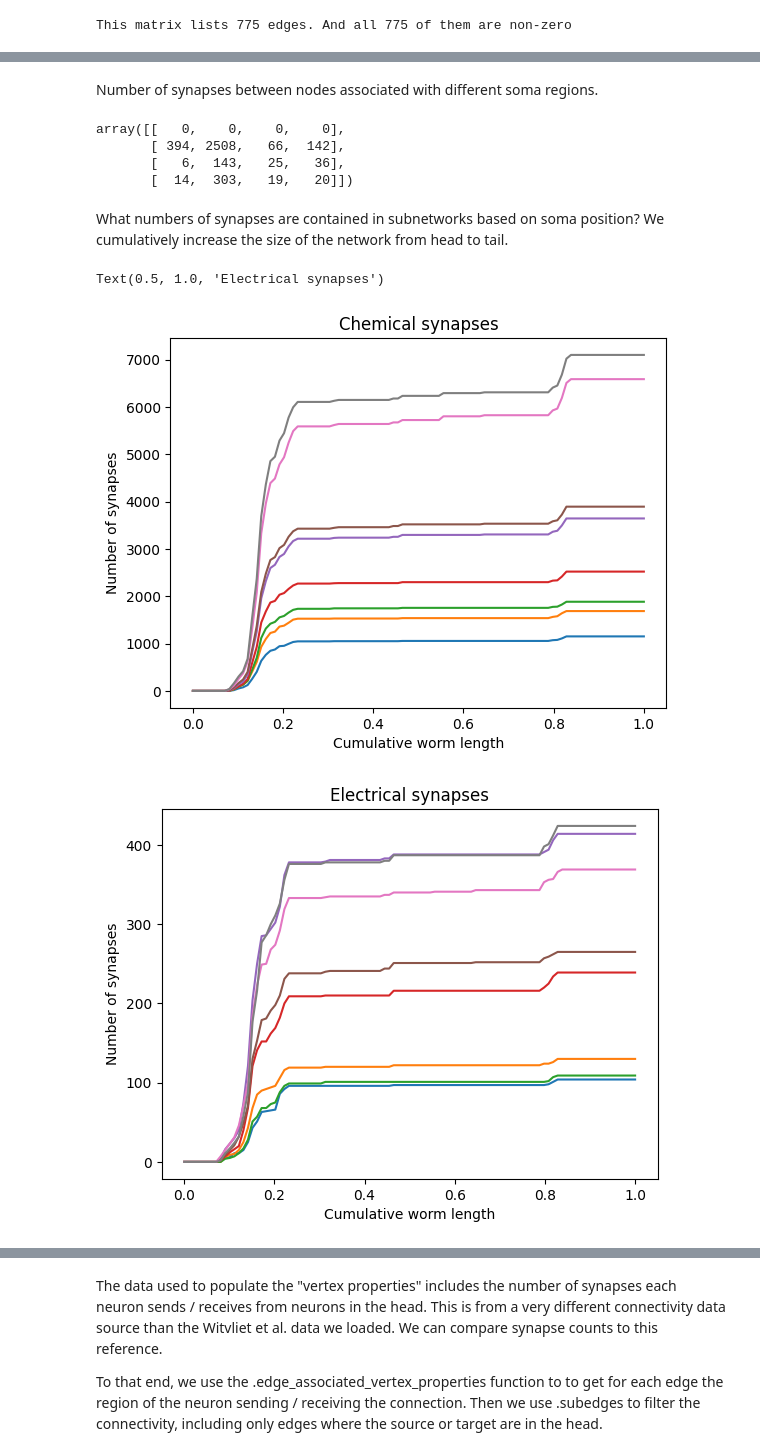
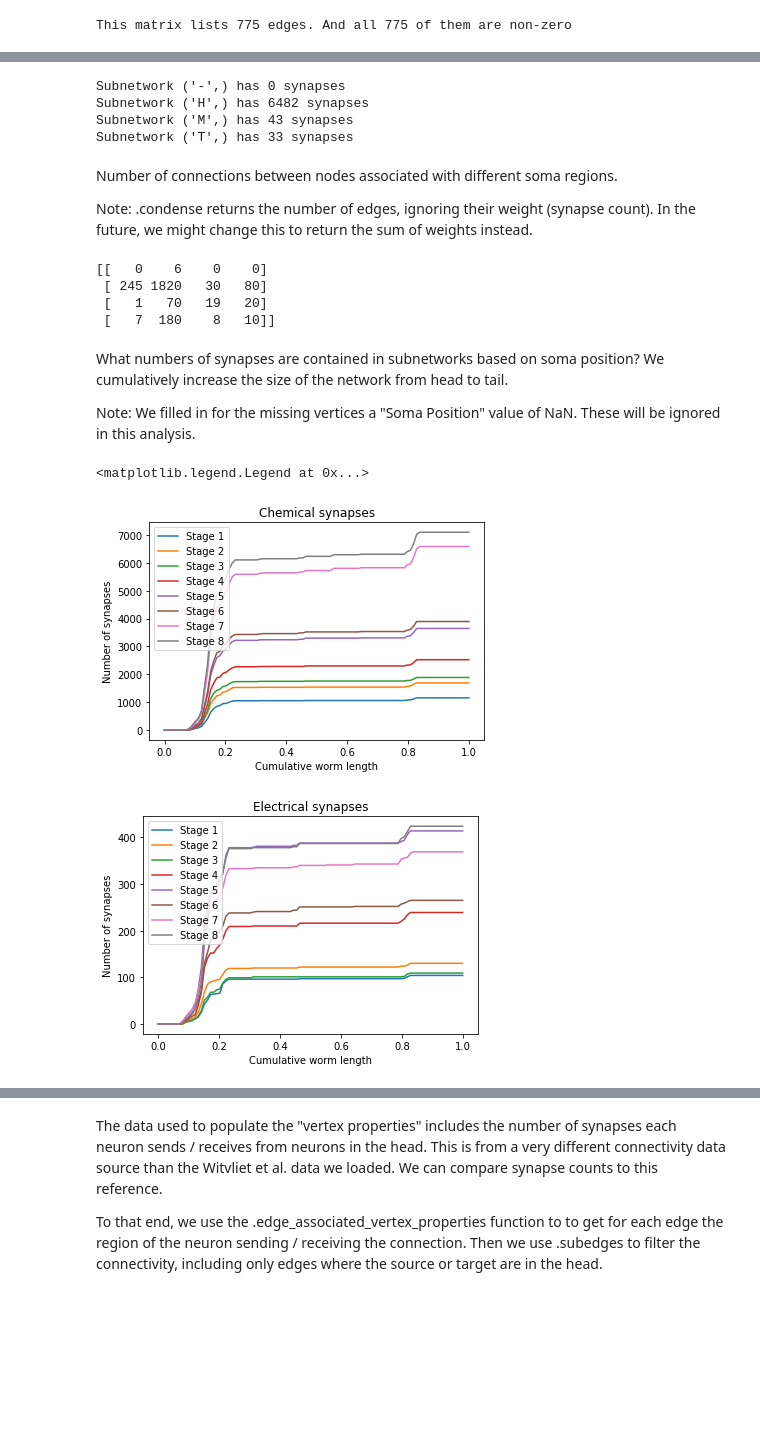
Before and after one commit to BlueBrain/ConnectomeUtilities, a Jupyter notebook: examples/C elegans - a non-sonata-based example.ipynb, the cells around one changed output, grey strips where cells are left out. Cells and saved outputs as stored; diff of their text form; code cells hidden in the pictures; blank space fills up the shorter version.

```diff
--- a/examples/C elegans - a non-sonata-based example.ipynb
+++ b/examples/C elegans - a non-sonata-based example.ipynb
@@ -126,6 +154,7 @@ The next line loads the connectome data from an included hdf5 file. Use this if
 # %%
 M_chem = conntility.ConnectivityMatrix.from_h5("data/C_elegans_witvliet.h5", prefix="chemical")
 M_elec = conntility.ConnectivityMatrix.from_h5("data/C_elegans_witvliet.h5", prefix="electrical")
+M_all = conntility.ConnectivityMatrix.from_h5("data/C_elegans_witvliet.h5", prefix="combined")
 # %% [markdown]
 We can now access the connectivity at different stages using the .default function.
 As a basic validation, we confirm that the total synapse counts match expectation
@@ -137,0 +171,3 @@ for stage, counts in total_counts_chem.items():
+# %%
+for stage in total_counts_chem.keys():
+    assert M_all.array_(stage).sum() == M_chem.array_(stage).sum() + M_elec.array_(stage).sum()
@@ -138,3 +176,13 @@ for stage, counts in total_counts_chem.items():
+# %%
+for stage in total_counts_chem.keys():
+    # "filter" edges to keep only the ones where "type" is (eq)ual to "chemical"
+    M_tmp = M_all.filter("type").eq("chemical")
+    assert M_tmp.array_(stage).sum() == M_chem.array_(stage).sum()
+
+for stage in total_counts_chem.keys():
+    # "filter" edges to keep only the ones where "type" is (eq)ual to "chemical"
+    M_tmp = M_all.filter("type").eq("electrical")
+    assert M_tmp.array_(stage).sum() == M_elec.array_(stage).sum()
 # %% [markdown]
 One caveat when accessing the adjacency as a sparse matrix using the .matrix property:
 Connections that are not present at a given stage, but at other stages will be represented as edges, but with a value of "0" synapses associated with them.
@@ -178,40 +222,62 @@ Subnetwork ('T',) has 32 synapses
+# %%
+M8 = M_all.default(8).filter().gt(0)
+subnetworks = M8.partition("Soma Region")
+
+for nw_name in subnetworks.index:
+    print("Subnetwork {0} has {1} synapses".format(nw_name, subnetworks[nw_name].array.sum()))
+# %% [output]
+Subnetwork ('-',) has 0 synapses
+Subnetwork ('H',) has 6482 synapses
+Subnetwork ('M',) has 43 synapses
+Subnetwork ('T',) has 33 synapses
 # %% [markdown]
-Number of synapses between nodes associated with different soma regions.
+Number of connections between nodes associated with different soma regions.
+
+Note: .condense returns the number of edges, ignoring their weight (synapse count). In the future, we might change this to return the sum of weights instead.
 # %%
-M8.condense("Soma Region").array
+print(M8.condense("Soma Region").array)
+
+# Check consistency with the "subnetworks". condense is to count the number of edges,
+# i.e. the .nnz of the sparse representation
+for i, nw_name in enumerate(subnetworks.index):
+    assert subnetworks[nw_name].matrix.nnz == M8.condense("Soma Region").array[i, i]
 # %% [output]
-array([[   0,    0,    0,    0],
-       [ 394, 2508,   66,  142],
-       [   6,  143,   25,   36],
-       [  14,  303,   19,   20]])
+[[   0    6    0    0]
+ [ 245 1820   30   80]
+ [   1   70   19   20]
+ [   7  180    8   10]]
 # %% [markdown]
 What numbers of synapses are contained in subnetworks based on soma position? We cumulatively increase the size of the network from head to tail.
+
+Note: We filled in for the missing vertices a "Soma Position" value of NaN. These will be ignored in this analysis.
 # %%
 from matplotlib import pyplot as plt
 import numpy
 
 x = numpy.linspace(0, 1, 100)
 
 ax = plt.figure().gca()
 for stage in range(1, 9):
     M = M_chem.default(stage)
     y = [M.index("Soma Position").le(_x).array.sum()
          for _x in x]
     ax.plot(x, y, label="Stage {0}".format(stage))
 ax.set_xlabel("Cumulative worm length")
 ax.set_ylabel("Number of synapses")
 ax.set_title("Chemical synapses")
+plt.legend()
 
 ax = plt.figure().gca()
 for stage in range(1, 9):
     M = M_elec.default(stage)
     y = [M.index("Soma Position").le(_x).array.sum()
          for _x in x]
     ax.plot(x, y, label="Stage {0}".format(stage))
 ax.set_xlabel("Cumulative worm length")
 ax.set_ylabel("Number of synapses")
 ax.set_title("Electrical synapses")
+plt.legend()
 # %% [output]
-Text(0.5, 1.0, 'Electrical synapses')
+<matplotlib.legend.Legend at 0x...>
-[figure, old version]
+[figure, new version]
-[figure, old version]
+[figure, new version]
```
Also changed, not shown: parts of 16 cells of this notebook, 2 other files.
